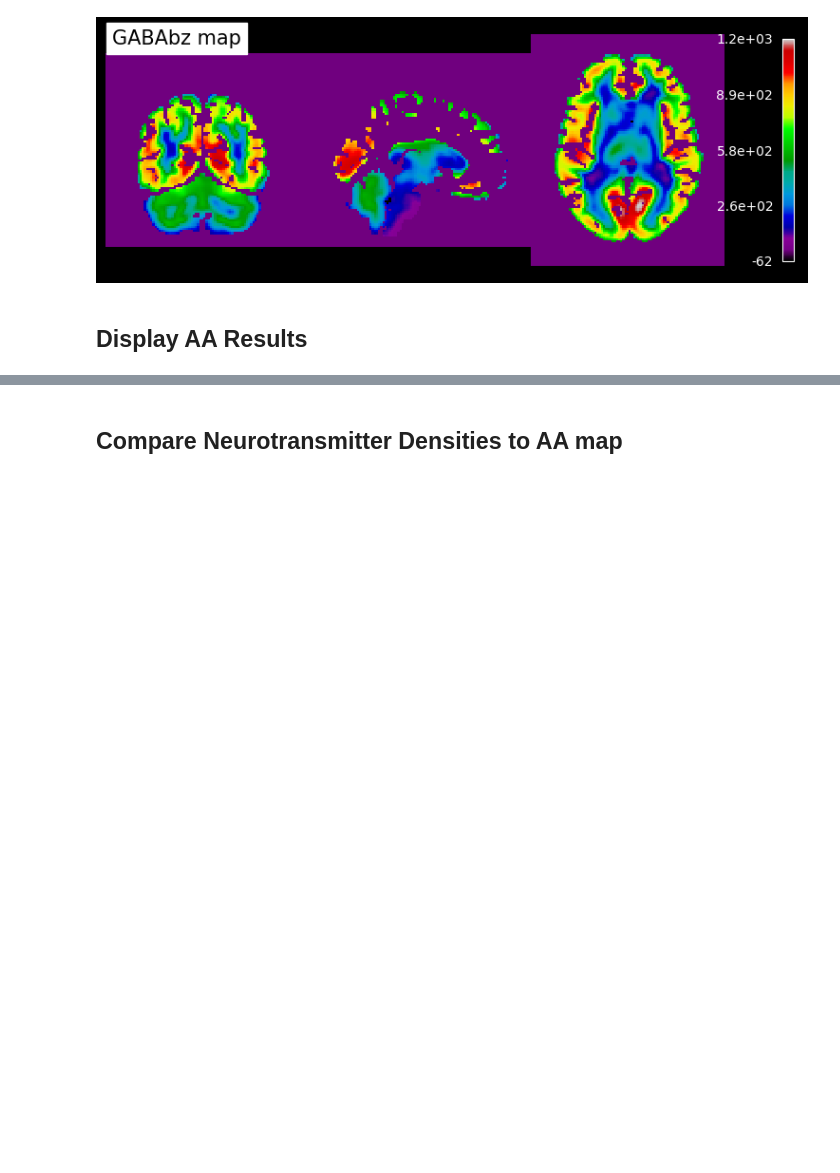
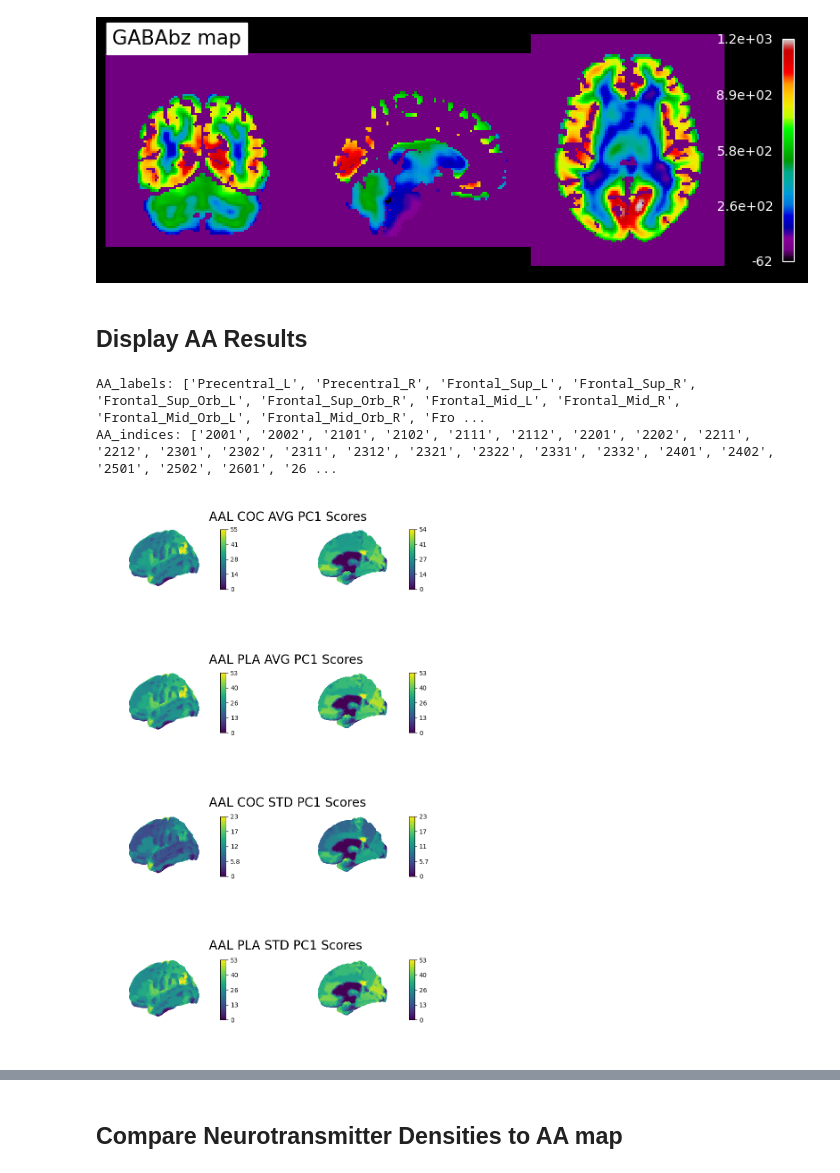
Before and after one commit to LuisA00/ResearchElective_Maastricht2023, a Jupyter notebook: ComparingAtlasesToNeurotransmittersDensities.ipynb, the cells around one changed output, grey strips where cells are left out. Saved outputs shown, nothing was run; the diff lists cells and outputs as text; code cells hidden in the pictures; blank space fills up the shorter version.

```diff
--- a/ComparingAtlasesToNeurotransmittersDensities.ipynb
+++ b/ComparingAtlasesToNeurotransmittersDensities.ipynb
@@ -169,5 +248,21 @@ plot_epi(GABAbz_map, draw_cross=False, annotate=False, black_bg=True, colorbar=T
 [figure]
 # %% [markdown]
 ## Display AA Results
+# %%
+# Load the AAL atlas from nilearn.
+AA = datasets.fetch_atlas_aal()
+
+# Store atlas info.
+AA_maps = AA.maps
+
+AA_labels = AA.labels
+
+AA_indices = AA.indices
+
+print("AA_labels: " + str(AA_labels))
+print("AA_indices: " + str(AA_indices))
+# %% [output]
+AA_labels: ['Precentral_L', 'Precentral_R', 'Frontal_Sup_L', 'Frontal_Sup_R', 'Frontal_Sup_Orb_L', 'Frontal_Sup_Orb_R', 'Frontal_Mid_L', 'Frontal_Mid_R', 'Frontal_Mid_Orb_L', 'Frontal_Mid_Orb_R', 'Fro ...
+AA_indices: ['2001', '2002', '2101', '2102', '2111', '2112', '2201', '2202', '2211', '2212', '2301', '2302', '2311', '2312', '2321', '2322', '2331', '2332', '2401', '2402', '2501', '2502', '2601', '26 ...
 # %%
 # Get AAL COC-PLA change scores csv file.
@@ -182,3 +277,24 @@ for x in range(len(AA_labels)):
 # Show top 5 ROIs with most positive change score.
 # %%
 # Show top 5 ROIs with most negative change score.
+# %%
+# Load nii files.
+AAL_COC_AVG_PC_path = "GitHub/ResearchElective_Maastricht2023/AA_AveragePC1Scores_COC.nii.gz"
+AAL_COC_STD_PC_path = "GitHub/ResearchElective_Maastricht2023/AA_StdPC1Scores_COC.nii.gz"
+AAL_PLA_AVG_PC_path = "GitHub/ResearchElective_Maastricht2023/AA_AveragePC1Scores_PLA.nii.gz"
+AAL_PLA_STD_PC_path = "GitHub/ResearchElective_Maastricht2023/AA_StdPC1Scores_PLA.nii.gz"
+AAL_PC_Change_path = "GitHub/ResearchElective_Maastricht2023/AA_AveragePC1Scores_Change.nii.gz"
+
+AAL_COC_AVG_PC_file = nib.load(AAL_COC_AVG_PC_path)
+AAL_COC_STD_PC_file = nib.load(AAL_COC_STD_PC_path)
+AAL_PLA_AVG_PC_file = nib.load(AAL_PLA_AVG_PC_path)
+AAL_PLA_STD_PC_file = nib.load(AAL_PLA_STD_PC_path)
+AAL_PC_Change_file = nib.load(AAL_PC_Change_path)
+# %%
+# Show brain maps for COC and PLA (AVG & STD).
+
+all_titles = ['AAL COC AVG PC1 Scores', 'AAL PLA AVG PC1 Scores', 'AAL COC STD PC1 Scores', 'AAL PLA STD PC1 Scores']
+
+plot_brainmaps_results(AAL_COC_AVG_PC_file, AAL_COC_STD_PC_file, AAL_PLA_AVG_PC_file, AAL_PLA_STD_PC_file, all_titles)
+# %% [output]
+[figure, added]
```
Also changed, not shown: parts of 19 cells of this notebook, 8 other files.
